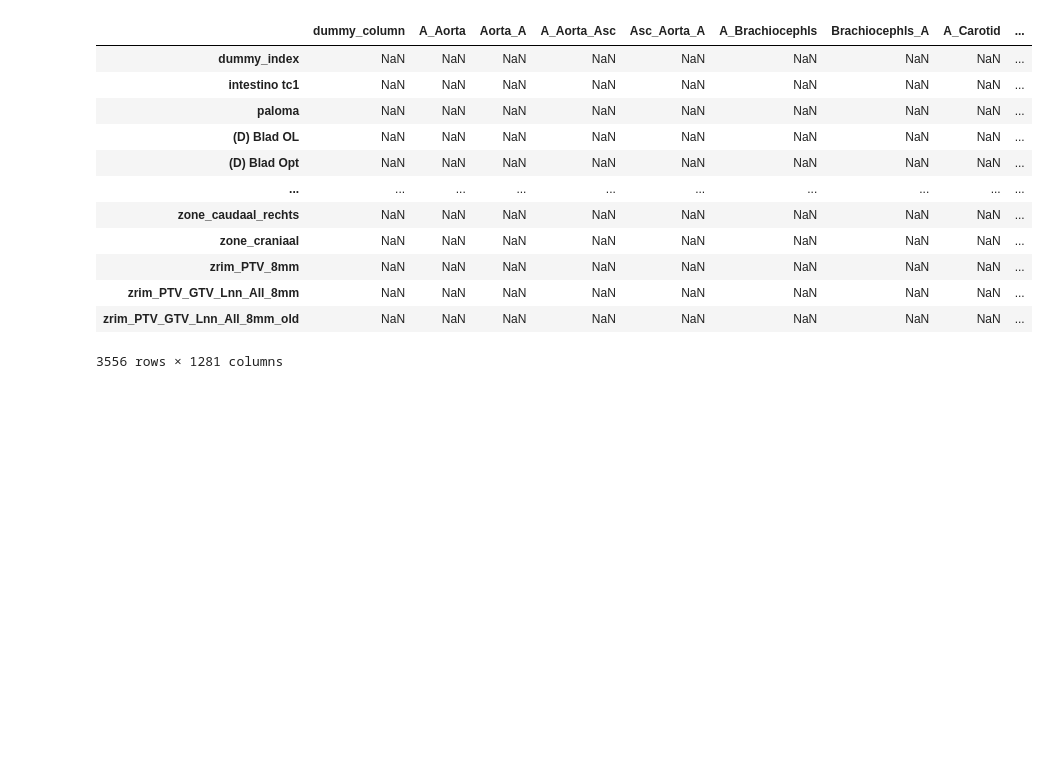
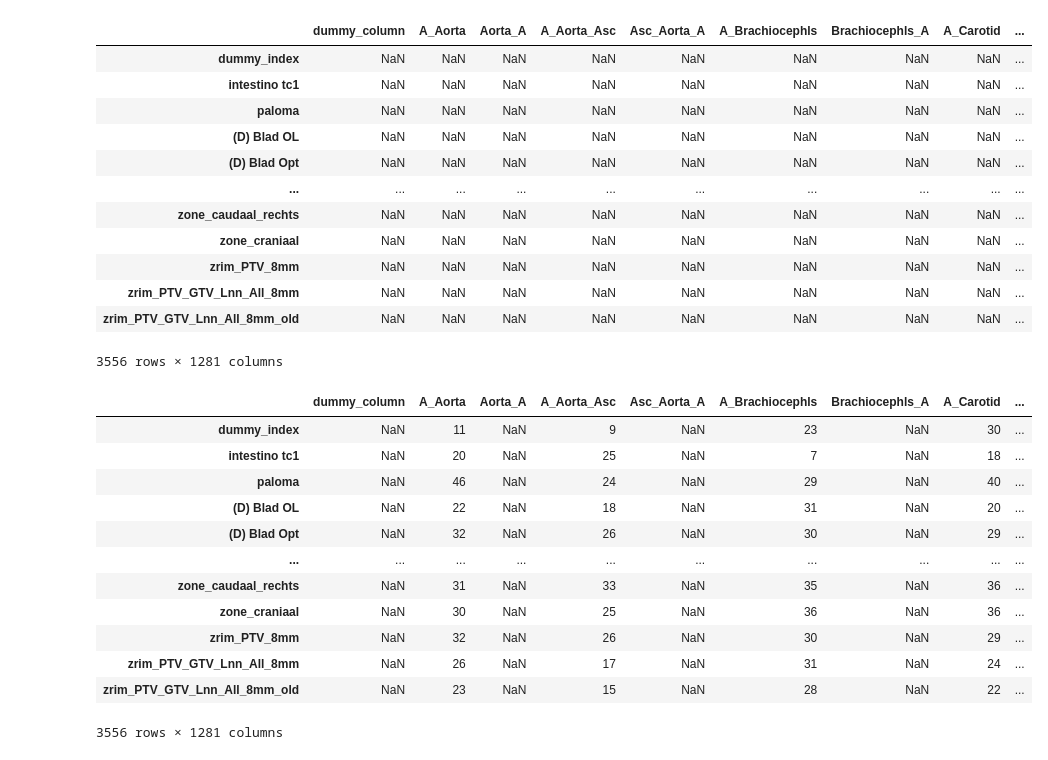
Before and after one commit to skicreature/RT_structure_harmonizer, a Jupyter notebook: structure_harmonizer.ipynb, the cells around one changed output. Drawn from its saved outputs; the diff is of its cells as text; code cells hidden in the pictures; blank space fills up the shorter version.

```diff
--- a/structure_harmonizer.ipynb
+++ b/structure_harmonizer.ipynb
@@ -28,8 +28,7 @@ harmonizer = StructureHarmonizer(
     output_file,
     TG_263_file_path,
     threshold=threshold,
-    roi_dict_path='json_roi_dict.json'
+    roi_json_path='json_roi_dict.json'
     )
 # %%
-harmonizer.load_json_roi_dict(harmonizer.roi_dict_path)
-harmonizer.get_all_TG263names()
+harmonizer.load_json_roi_dict(harmonizer.roi_json_path)
@@ -58,0 +97,16 @@ harmonizer.harmonized_df
+# %%
+harmonizer.harmonized_df
+# %% [output]
+|  | dummy_column | A_Aorta | Aorta_A | A_Aorta_Asc | Asc_Aorta_A | A_Brachiocephls | Brachiocephls_A | A_Carotid | ... |
+| dummy_index | NaN | 11 | NaN | 9 | NaN | 23 | NaN | 30 | ... |
+| intestino tc1 | NaN | 20 | NaN | 25 | NaN | 7 | NaN | 18 | ... |
+| paloma | NaN | 46 | NaN | 24 | NaN | 29 | NaN | 40 | ... |
+| (D) Blad OL | NaN | 22 | NaN | 18 | NaN | 31 | NaN | 20 | ... |
+| (D) Blad Opt | NaN | 32 | NaN | 26 | NaN | 30 | NaN | 29 | ... |
+| ... | ... | ... | ... | ... | ... | ... | ... | ... | ... |
+| zone_caudaal_rechts | NaN | 31 | NaN | 33 | NaN | 35 | NaN | 36 | ... |
+| zone_craniaal | NaN | 30 | NaN | 25 | NaN | 36 | NaN | 36 | ... |
+| zrim_PTV_8mm | NaN | 32 | NaN | 26 | NaN | 30 | NaN | 29 | ... |
+| zrim_PTV_GTV_Lnn_All_8mm | NaN | 26 | NaN | 17 | NaN | 31 | NaN | 24 | ... |
+| zrim_PTV_GTV_Lnn_All_8mm_old | NaN | 23 | NaN | 15 | NaN | 28 | NaN | 22 | ... |
+3556 rows × 1281 columns
```
Also changed, not shown: parts of 6 cells of this notebook, 1 other file.
